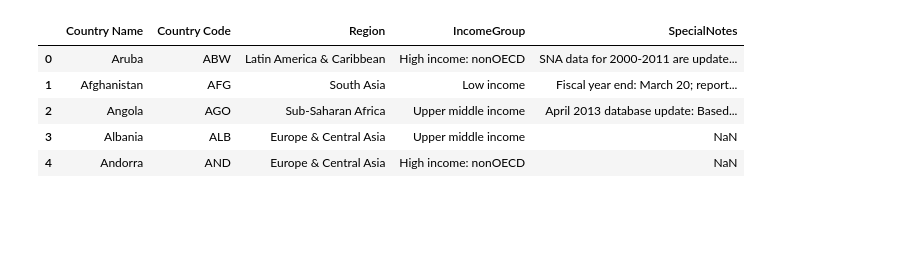
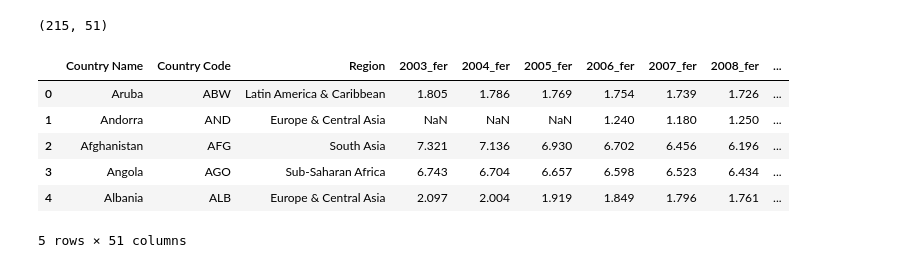
Before and after one commit to shilpiray/Project1, a Jupyter notebook: Project.ipynb, the cells around one changed output. Cells and saved outputs as stored; diff of their text form; code cells hidden in the pictures; blank space fills up the shorter version.

```diff
--- a/Project.ipynb
+++ b/Project.ipynb
@@ -2,0 +67,15 @@ import pandas as pd
+# %%
+life = pd.read_csv("life_expectancy_2003-2013.csv")
+m1 = m.merge(life, on = ["Country Name","Country Code"],how = 'left')
+m1.rename(columns={'2003':'2003_life',
+                          '2004':'2004_life',
+                          '2005':'2005_life',
+                          '2006':'2006_life',
+                           '2007':'2007_life',
+                           '2008':'2008_life',
+                           '2009':'2009_life',
+                           '2010':'2010_life',
+                           '2011':'2011_life',
+                           '2012':'2012_life',
+                           '2013':'2013_life'}, inplace=True)
+m1.columns
@@ -2,0 +92,4 @@ import pandas as pd
+# %%
+m1.drop(['Indicator Name_y','Region ', 'Indicator Code'], axis=1, inplace=True)
+m1.rename(columns={'Indicator Name_x':'Indicator Name'},inplace=True)
+m1.columns
@@ -3,3 +105,4 @@ import pandas as pd
 # %%
-a = pd.read_csv("fertility_2003-2013.csv")
+population = pd.read_csv("population_2003-2013.csv")
+population.head()
 # %% [output]
@@ -7,9 +115,26 @@ FileNotFoundError: [Errno 2] File b'fertility_2003-2013.csv' does not exist: b'f
+# %%
+m2 = m1.merge(population, on = ["Country Name","Country Code"],how = 'left')
+m2.rename(columns={'2003':'2003_population',
+                          '2004':'2004_population',
+                          '2005':'2005_population',
+                          '2006':'2006_population',
+                           '2007':'2007_population',
+                           '2008':'2008_population',
+                           '2009':'2009_population',
+                           '2010':'2010_population',
+                           '2011':'2011_population',
+                           '2012':'2012_population',
+                           '2013':'2013_population'}, inplace=True)
+m2.shape
+# %% [output]
+(215, 51)
 # %%
-a.head()
+m2.head()
 # %% [output]
-|  | Country Name | Country Code | Region | IncomeGroup | SpecialNotes |
-| 0 | Aruba | ABW | Latin America & Caribbean | High income: nonOECD | SNA data for 2000-2011 are update... |
-| 1 | Afghanistan | AFG | South Asia | Low income | Fiscal year end: March 20; report... |
-| 2 | Angola | AGO | Sub-Saharan Africa | Upper middle income | April 2013 database update: Based... |
-| 3 | Albania | ALB | Europe & Central Asia | Upper middle income | NaN |
-| 4 | Andorra | AND | Europe & Central Asia | High income: nonOECD | NaN |
+|  | Country Name | Country Code | Region | 2003_fer | 2004_fer | 2005_fer | 2006_fer | 2007_fer | 2008_fer | ... |
+| 0 | Aruba | ABW | Latin America & Caribbean | 1.805 | 1.786 | 1.769 | 1.754 | 1.739 | 1.726 | ... |
+| 1 | Andorra | AND | Europe & Central Asia | NaN | NaN | NaN | 1.240 | 1.180 | 1.250 | ... |
+| 2 | Afghanistan | AFG | South Asia | 7.321 | 7.136 | 6.930 | 6.702 | 6.456 | 6.196 | ... |
+| 3 | Angola | AGO | Sub-Saharan Africa | 6.743 | 6.704 | 6.657 | 6.598 | 6.523 | 6.434 | ... |
+| 4 | Albania | ALB | Europe & Central Asia | 2.097 | 2.004 | 1.919 | 1.849 | 1.796 | 1.761 | ... |
+5 rows × 51 columns
```
Also changed, not shown: parts of 33 cells of this notebook, 3 other files.
